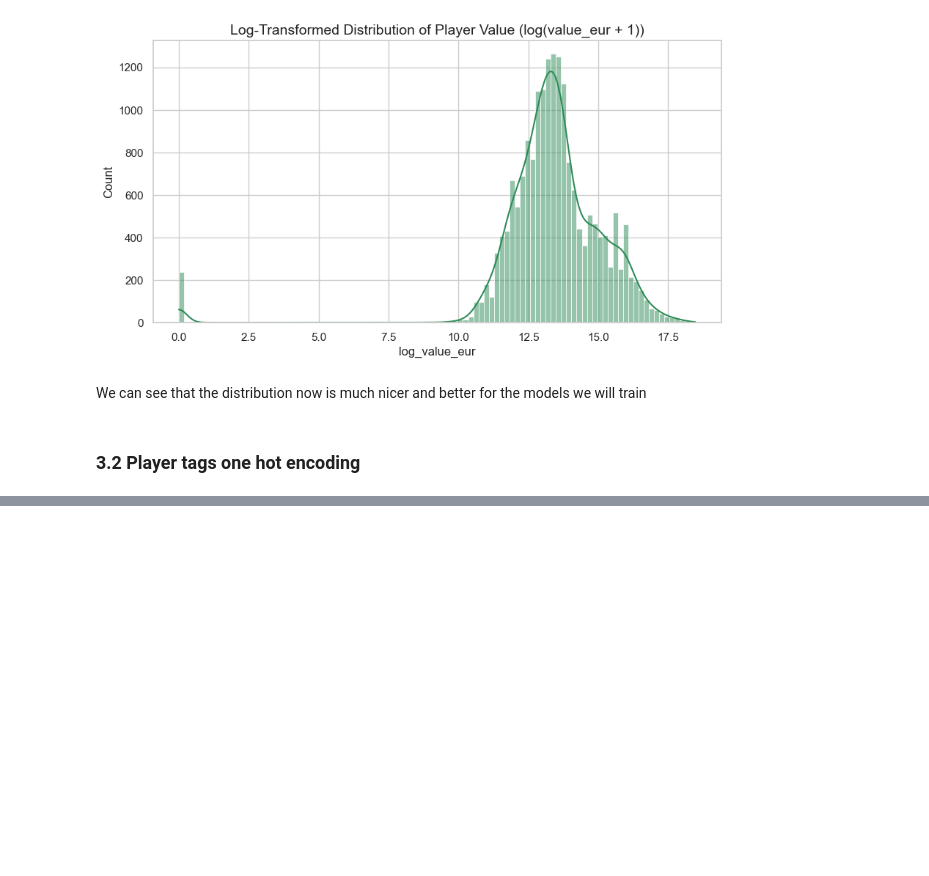
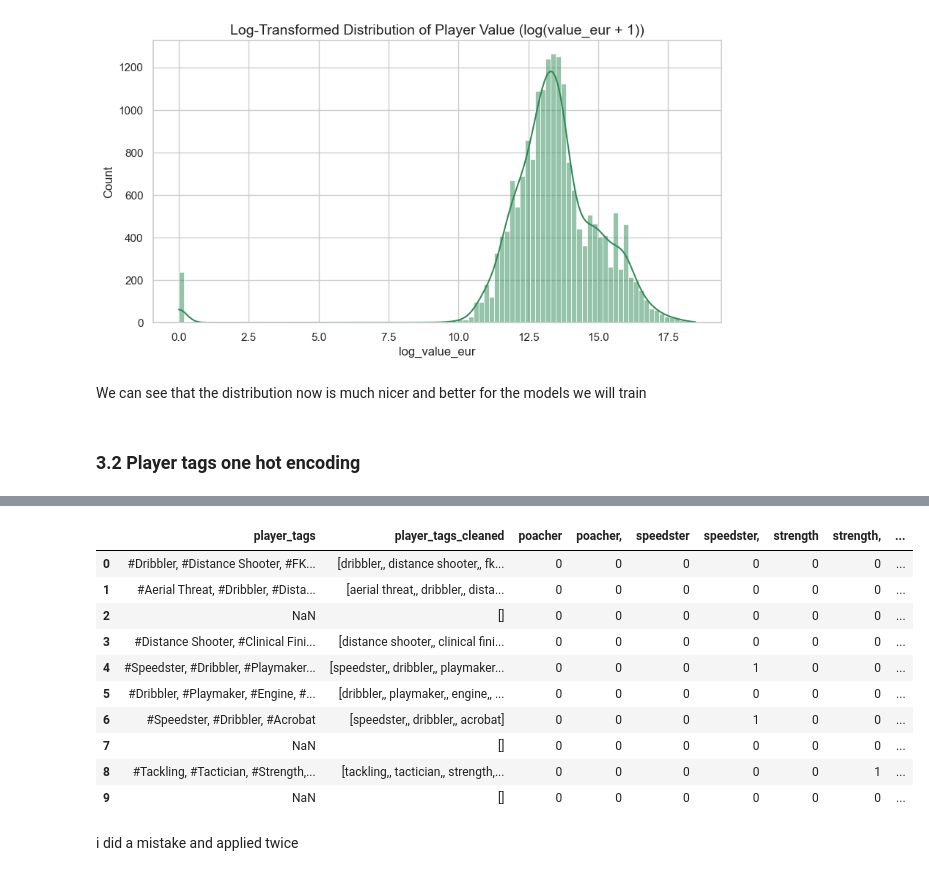
Before and after one commit to filiprares/data-science-internship, a Jupyter notebook: notebooks/week1_data_exploration.ipynb, the cells around one changed output, grey strips where cells are left out. Cells and saved outputs as stored; diff of their text form; code cells hidden in the pictures; blank space fills up the shorter version.

```diff
--- a/notebooks/week1_data_exploration.ipynb
+++ b/notebooks/week1_data_exploration.ipynb
@@ -693,0 +692,17 @@ ModuleNotFoundError: No module named 'threadpoolctl'
+# %%
+
+fifa[['player_tags', 'player_tags_cleaned'] + list(fifa.columns[-10:])].head(10)
+# %% [output]
+|  | player_tags | player_tags_cleaned | poacher | poacher, | speedster | speedster, | strength | strength, | ... |
+| 0 | #Dribbler, #Distance Shooter, #FK... | [dribbler,, distance shooter,, fk... | 0 | 0 | 0 | 0 | 0 | 0 | ... |
+| 1 | #Aerial Threat, #Dribbler, #Dista... | [aerial threat,, dribbler,, dista... | 0 | 0 | 0 | 0 | 0 | 0 | ... |
+| 2 | NaN | [] | 0 | 0 | 0 | 0 | 0 | 0 | ... |
+| 3 | #Distance Shooter, #Clinical Fini... | [distance shooter,, clinical fini... | 0 | 0 | 0 | 0 | 0 | 0 | ... |
+| 4 | #Speedster, #Dribbler, #Playmaker... | [speedster,, dribbler,, playmaker... | 0 | 0 | 0 | 1 | 0 | 0 | ... |
+| 5 | #Dribbler, #Playmaker, #Engine, #... | [dribbler,, playmaker,, engine,, ... | 0 | 0 | 0 | 0 | 0 | 0 | ... |
+| 6 | #Speedster, #Dribbler, #Acrobat | [speedster,, dribbler,, acrobat] | 0 | 0 | 0 | 1 | 0 | 0 | ... |
+| 7 | NaN | [] | 0 | 0 | 0 | 0 | 0 | 0 | ... |
+| 8 | #Tackling, #Tactician, #Strength,... | [tackling,, tactician,, strength,... | 0 | 0 | 0 | 0 | 0 | 1 | ... |
+| 9 | NaN | [] | 0 | 0 | 0 | 0 | 0 | 0 | ... |
+# %% [markdown]
+i did a mistake and applied twice
```
Also changed, not shown: parts of 67 cells of this notebook.
